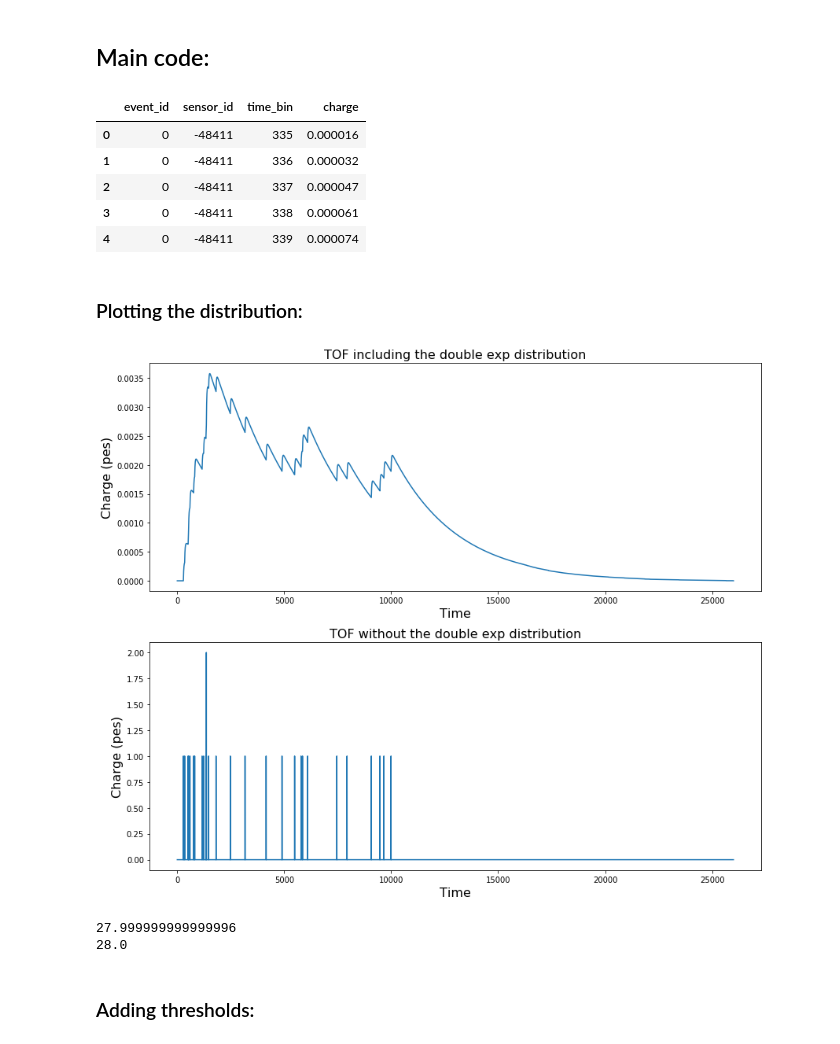
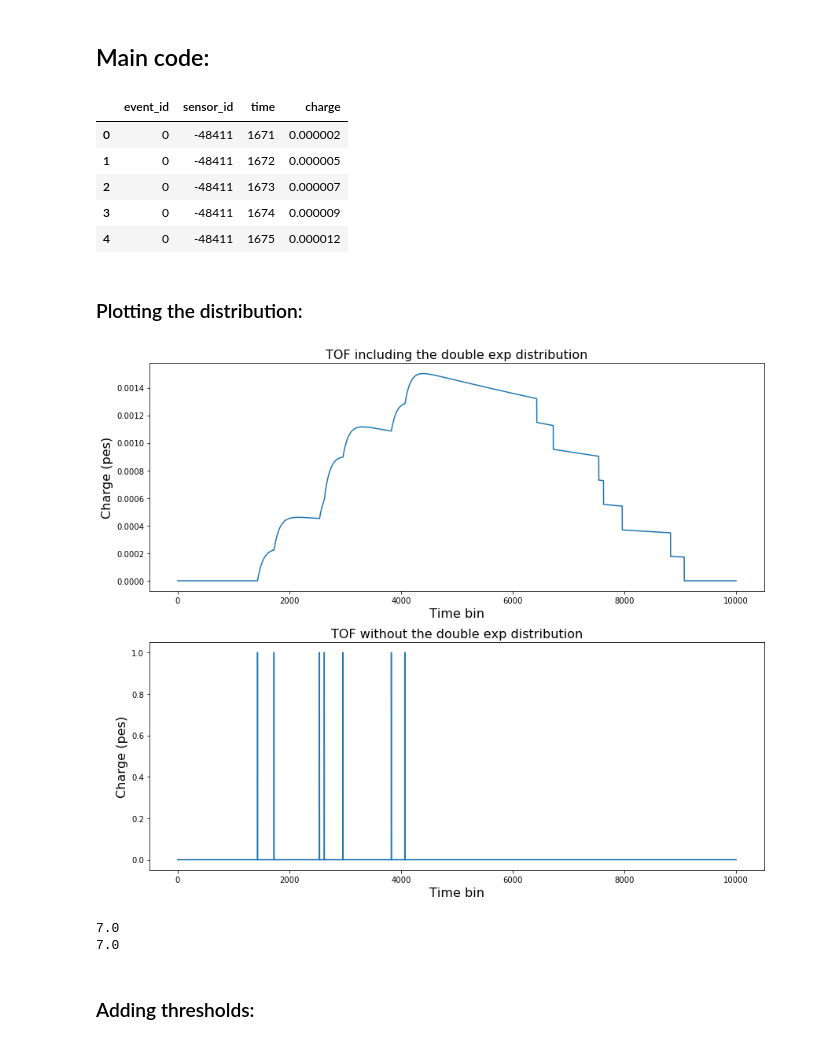
Before and after one commit to petalo-project/ANTEANB, a Jupyter notebook: elec/TOF_compute_demo.ipynb, the cells around one changed output. Cells and saved outputs as stored; diff of their text form; code cells hidden in the pictures.

```diff
--- a/elec/TOF_compute_demo.ipynb
+++ b/elec/TOF_compute_demo.ipynb
@@ -18,7 +20,6 @@ DataSiPM_idx   = DataSiPM.set_index('SensorID')
 n_sipms        = len(DataSiPM)
 first_sipm     = DataSiPM_idx.index.min()
 tau_sipm       = [100, 15000]
-time_window    = 10000
-time_bin       = 5
-time           = np.arange(0, 80000, time_bin)
+time_window    = 5000 #5ns
+time           = np.arange(0, time_window)
 spe_resp, norm = tf.apply_spe_dist(time, tau_sipm)
@@ -27,25 +35,30 @@ spe_resp, norm = tf.apply_spe_dist(time, tau_sipm)
 # %%
 evt              = 0
 file_name        = '/Users/carmenromoluque/ANTEA/antea/testdata/full_body_1ev.h5'
 tof_response     = load_mcTOFsns_response(file_name)
 evt_tof          = tof_response[tof_response.event_id==evt]
 tof_sns          = evt_tof.sensor_id.unique()
+
+tof_bin_size = read_sensor_bin_width_from_conf(file_name, tof=True)
+times = evt_tof.time_bin.values * tof_bin_size / units.ps
+evt_tof.insert(len(evt_tof.columns), 'time', times.astype(int)) # here we have bins of 1 ps
+
 evt_tof_exp_dist = []
 
 # Loop overall the sensors seeing charge
 for s_id in tof_sns:
     tdc_conv     = tf.tdc_convolution(evt_tof, spe_resp, s_id, time_window)
     # Translation from the array to a tof_waveform dataframe
     tdc_conv_df  = tf.translate_charge_conv_to_wf_df(evt, s_id, tdc_conv)
     evt_tof_exp_dist.append(tdc_conv_df)
 evt_tof_exp_dist = pd.concat(evt_tof_exp_dist)
 
 evt_tof_exp_dist.head()
 # %% [output]
-|  | event_id | sensor_id | time_bin | charge |
-| 0 | 0 | -48411 | 335 | 0.000016 |
-| 1 | 0 | -48411 | 336 | 0.000032 |
-| 2 | 0 | -48411 | 337 | 0.000047 |
-| 3 | 0 | -48411 | 338 | 0.000061 |
-| 4 | 0 | -48411 | 339 | 0.000074 |
+|  | event_id | sensor_id | time | charge |
+| 0 | 0 | -48411 | 1671 | 0.000002 |
+| 1 | 0 | -48411 | 1672 | 0.000005 |
+| 2 | 0 | -48411 | 1673 | 0.000007 |
+| 3 | 0 | -48411 | 1674 | 0.000009 |
+| 4 | 0 | -48411 | 1675 | 0.000012 |
 # %%
@@ -81,8 +94,8 @@ ax1.plot(np.arange(0, len(tdc_conv)), tdc_conv   )
 ax2.plot(np.arange(0, len(tdc_conv)), tdc_no_conv)
 ax1.set_ylabel('Charge (pes)', size=16)
 ax2.set_ylabel('Charge (pes)', size=16)
-ax1.set_xlabel(        'Time', size=16)
-ax2.set_xlabel(        'Time', size=16)
+ax1.set_xlabel(    'Time bin', size=16)
+ax2.set_xlabel(    'Time bin', size=16)
 ax1.set_title('TOF including the double exp distribution', size=16)
 ax2.set_title('TOF without the double exp distribution'  , size=16)
 plt.tight_layout()
@@ -91,9 +104,9 @@ plt.show()
 print(np.sum(tdc_conv))
 print(np.sum(tdc_no_conv))
 # %% [output]
-[figure, old version]
+[figure, new version]
-27.999999999999996
-28.0
+7.0
+7.0
 # %% [markdown]
 ### Adding thresholds:
 # %%
```
Also changed, not shown: parts of 5 cells of this notebook.
